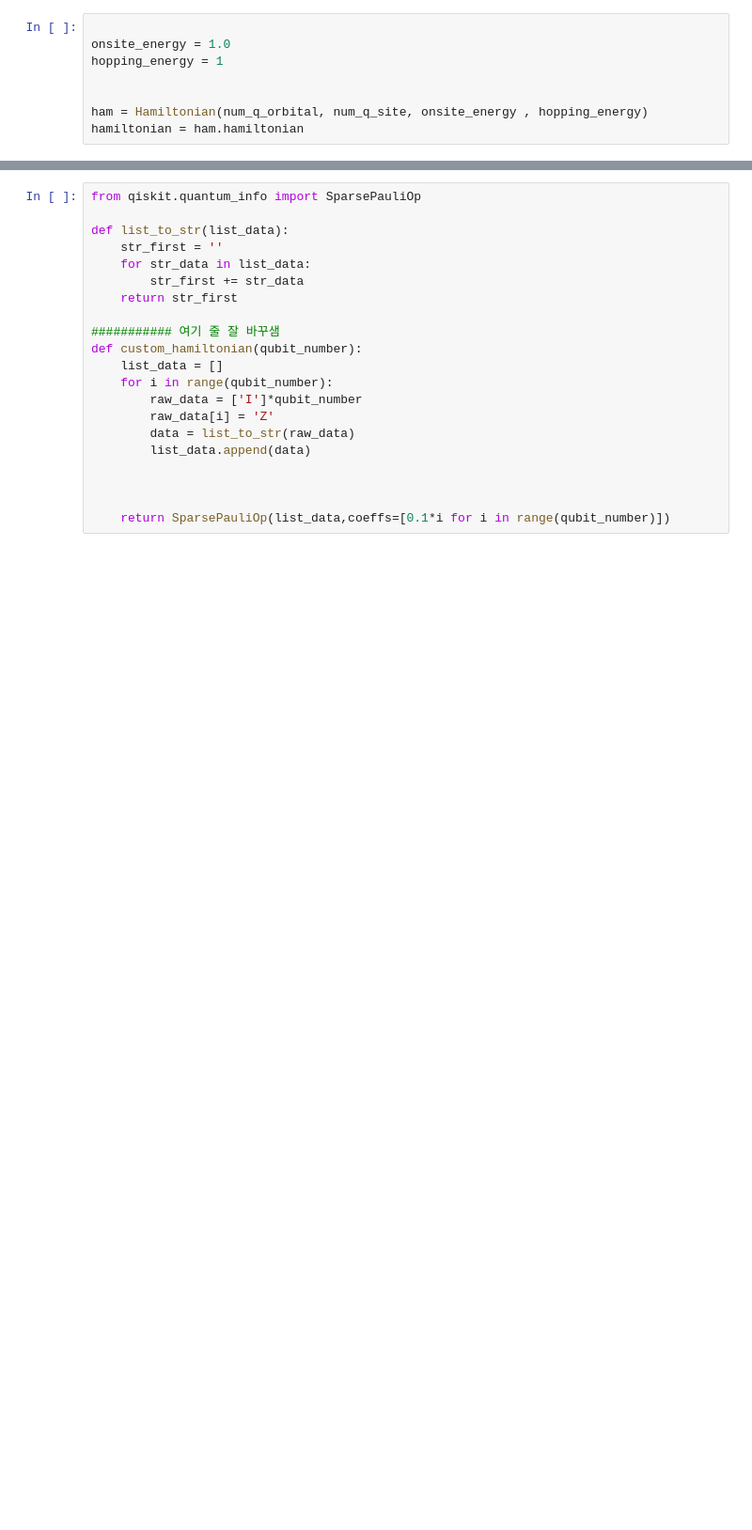
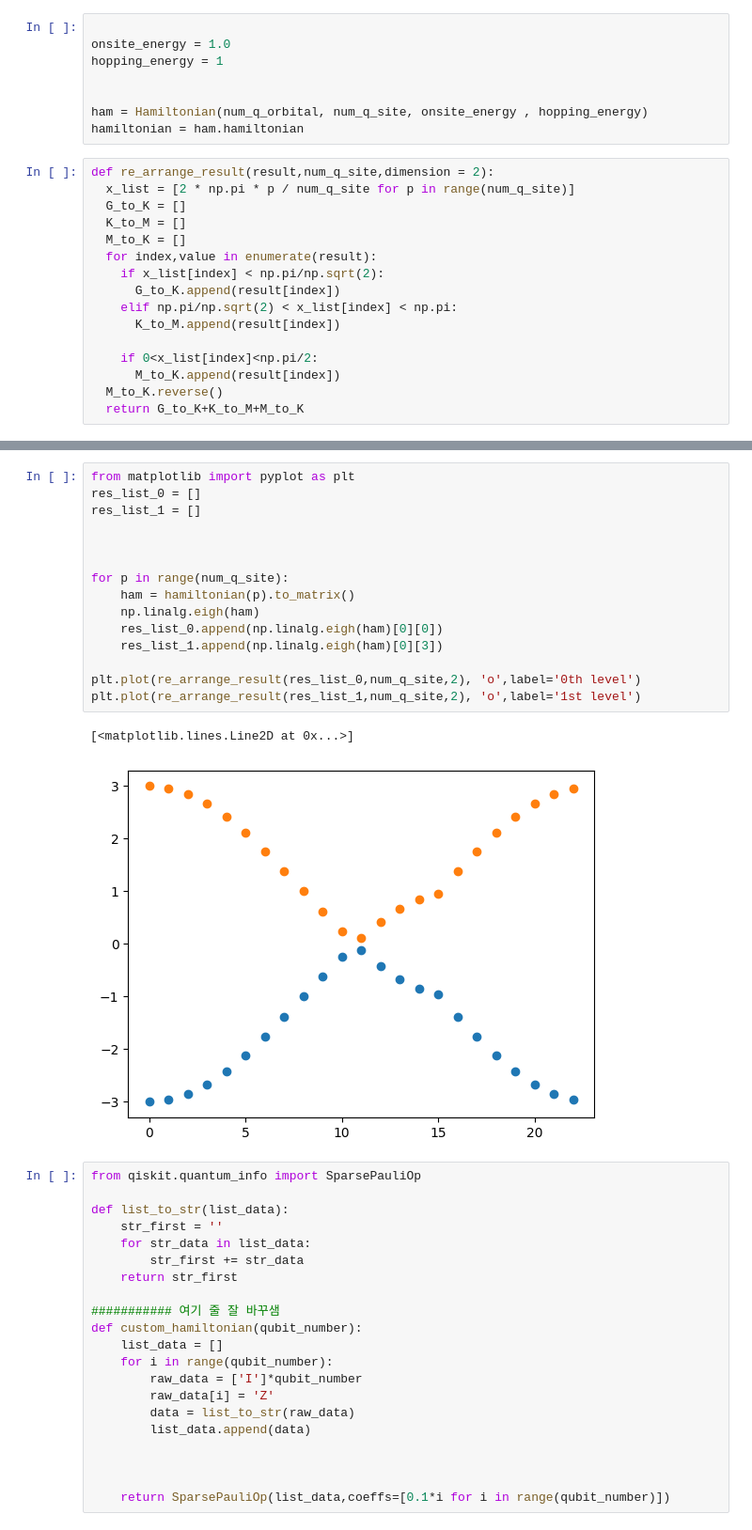
Before and after one commit to pop756/IonQ-Skku, a Jupyter notebook: demo.ipynb, the cells around one changed output, grey strips where cells are left out. Shown: that part at 94% size. Saved outputs shown, nothing was run; the diff lists cells and outputs as text; blank space fills up the shorter version.

```diff
--- a/demo.ipynb
+++ b/demo.ipynb
@@ -249,3 +249,19 @@ hopping_energy = 1
 
 ham = Hamiltonian(num_q_orbital, num_q_site, onsite_energy , hopping_energy)
 hamiltonian = ham.hamiltonian
+# %%
+def re_arrange_result(result,num_q_site,dimension = 2):
+  x_list = [2 * np.pi * p / num_q_site for p in range(num_q_site)]
+  G_to_K = []
+  K_to_M = []
+  M_to_K = []
+  for index,value in enumerate(result):
+    if x_list[index] < np.pi/np.sqrt(2):
+      G_to_K.append(result[index])
+    elif np.pi/np.sqrt(2) < x_list[index] < np.pi:
+      K_to_M.append(result[index])
+
+    if 0<x_list[index]<np.pi/2:
+      M_to_K.append(result[index])
+  M_to_K.reverse()
+  return G_to_K+K_to_M+M_to_K
@@ -252,3 +288,21 @@ hamiltonian = ham.hamiltonian
+# %%
+from matplotlib import pyplot as plt
+res_list_0 = []
+res_list_1 = []
+
+
+
+for p in range(num_q_site):
+    ham = hamiltonian(p).to_matrix()
+    np.linalg.eigh(ham)
+    res_list_0.append(np.linalg.eigh(ham)[0][0])
+    res_list_1.append(np.linalg.eigh(ham)[0][3])
+
+plt.plot(re_arrange_result(res_list_0,num_q_site,2), 'o',label='0th level')
+plt.plot(re_arrange_result(res_list_1,num_q_site,2), 'o',label='1st level')
+# %% [output]
+[<matplotlib.lines.Line2D at 0x...>]
+[figure, added]
 # %%
 from qiskit.quantum_info import SparsePauliOp
 
```
Also changed, not shown: parts of 6 cells of this notebook.
